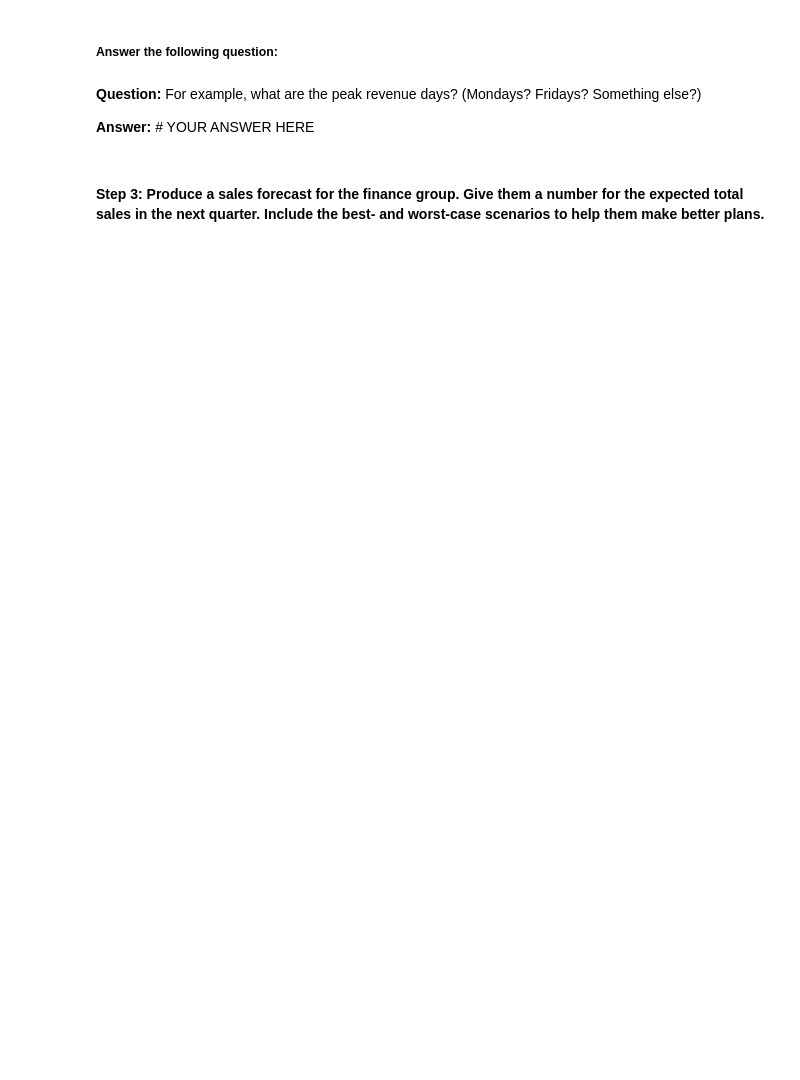
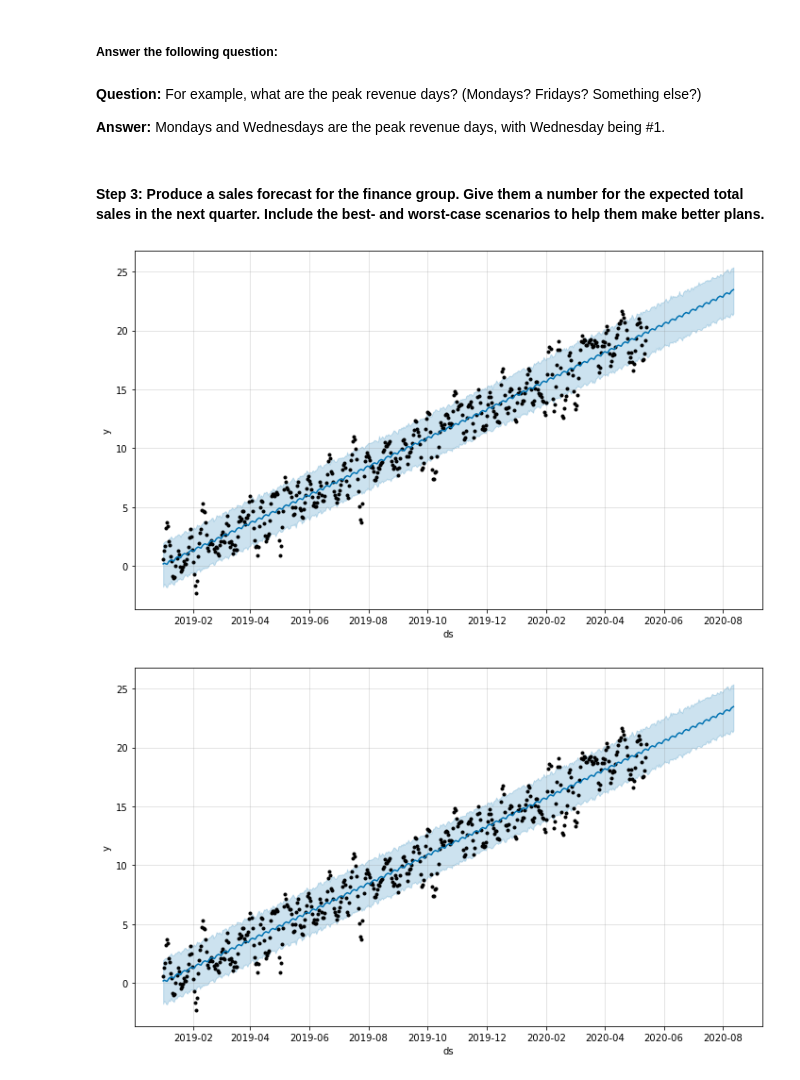
Before and after one commit to coronado212/time_series_analysis_ml_11, a Jupyter notebook: forecasting_net_prophet.ipynb, the cells around one changed output. Cells and saved outputs as stored; diff of their text form; code cells hidden in the pictures; blank space fills up the shorter version.

```diff
--- a/forecasting_net_prophet.ipynb
+++ b/forecasting_net_prophet.ipynb
@@ -638,11 +685,14 @@ mercado_sales_prophet_forecast = # YOUR CODE HERE
 # %% [markdown]
 **Question:** For example, what are the peak revenue days? (Mondays? Fridays? Something else?)
 
-**Answer:** # YOUR ANSWER HERE
+**Answer:** Mondays and Wednesdays are the peak revenue days, with Wednesday being #1.
 # %% [markdown]
 #### Step 3: Produce a sales forecast for the finance group. Give them a number for the expected total sales in the next quarter. Include the best- and worst-case scenarios to help them make better plans.
 # %%
 # Plot the predictions for the Mercado sales
-# YOUR CODE HERE
+mercado_sales_prophet_model.plot(mercado_sales_prophet_forecast)
+# %% [output]
+[figure, added]
+[figure, added]
 # %%
 # For the mercado_sales_prophet_forecast DataFrame, set the ds column as the DataFrame Index
```
Also changed, not shown: parts of 11 cells of this notebook.
